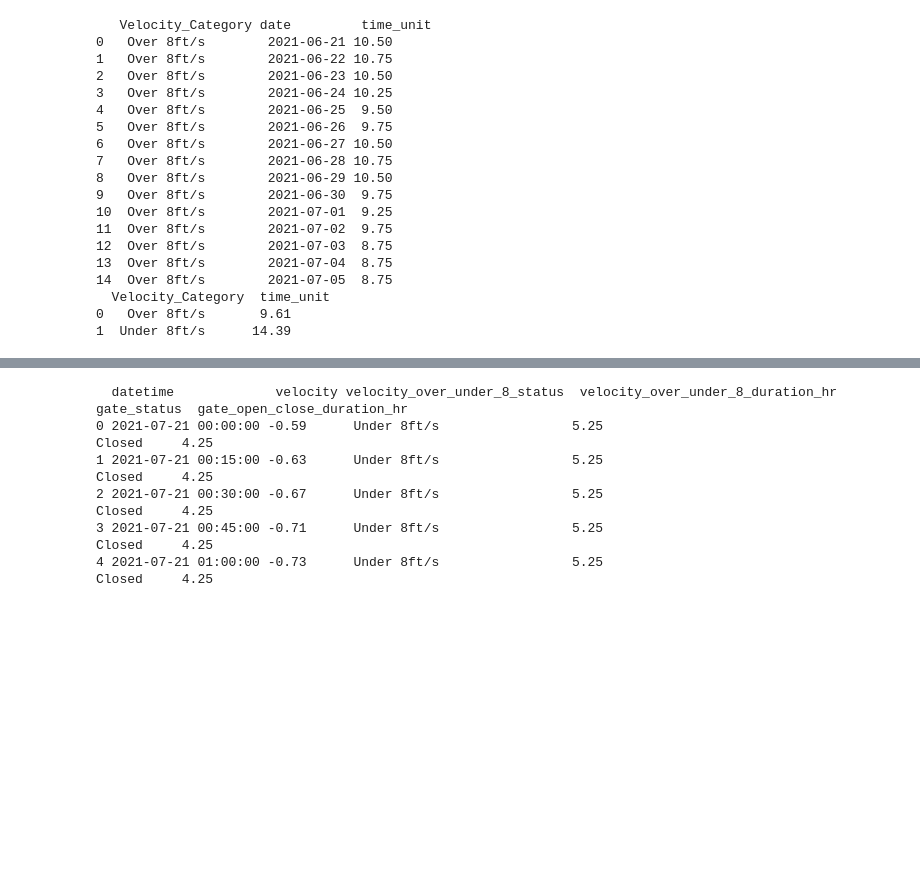
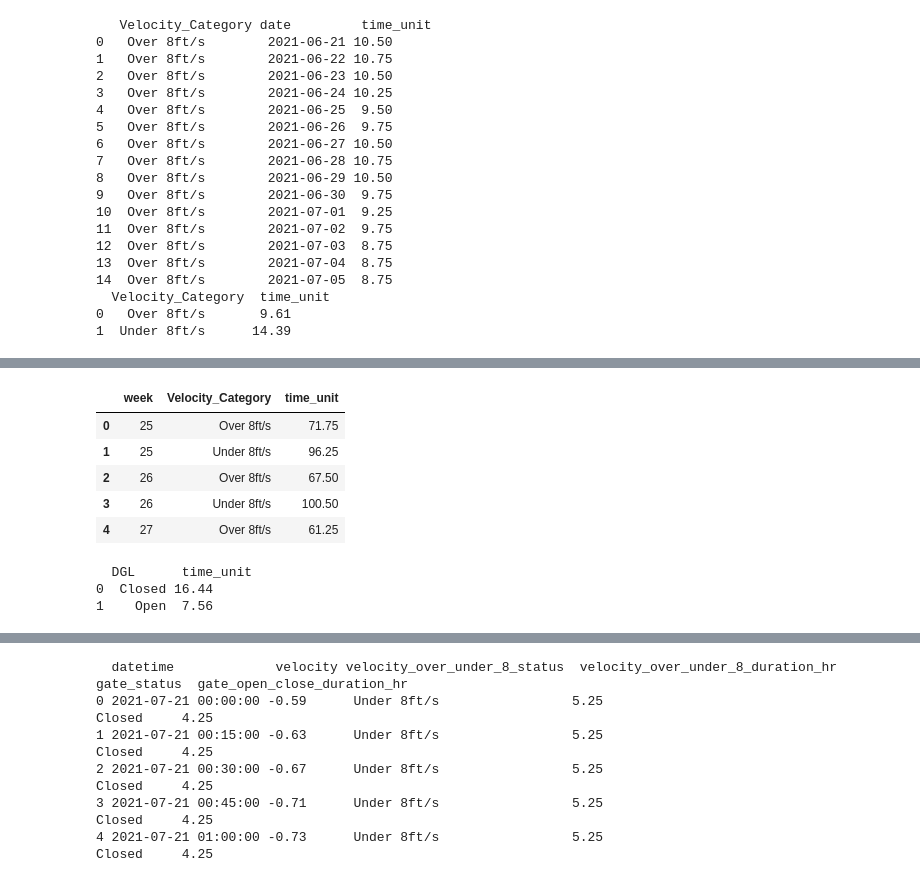
Before and after one commit to FlowWest/sdg-analysis, a Jupyter notebook: data_exploration.ipynb, the cells around one changed output, grey strips where cells are left out. Saved outputs shown, nothing was run; the diff lists cells and outputs as text; code cells hidden in the pictures; blank space fills up the shorter version.

```diff
--- a/data_exploration.ipynb
+++ b/data_exploration.ipynb
@@ -372,0 +379,22 @@ print(avg_daily_velocity)
+# %%
+weekly_velocity = full_merged_df.groupby(["week", "Velocity_Category"])["time_unit"].sum().reset_index()
+weekly_velocity.head()
+# %% [output]
+|  | week | Velocity_Category | time_unit |
+| 0 | 25 | Over 8ft/s | 71.75 |
+| 1 | 25 | Under 8ft/s | 96.25 |
+| 2 | 26 | Over 8ft/s | 67.50 |
+| 3 | 26 | Under 8ft/s | 100.50 |
+| 4 | 27 | Over 8ft/s | 61.25 |
+# %%
+daily_velocity = full_merged_df.groupby(["week", "date", "Velocity_Category"])["time_unit"].sum().reset_index()
+# print(min(daily_velocity['date']))
+avg_daily_velocity = daily_velocity.groupby("Velocity_Category")['time_unit'].mean().reset_index()
+# print(avg_daily_velocity)
+daily_gate = full_merged_df.groupby(["week", "date","DGL"])["time_unit"].sum().reset_index()
+avg_daily_gate = daily_gate.groupby("DGL")['time_unit'].mean().reset_index()
+print(avg_daily_gate)
+# %% [output]
+  DGL      time_unit
+0  Closed 16.44
+1    Open  7.56
```
Also changed, not shown: parts of 9 cells of this notebook, 1 other file.
